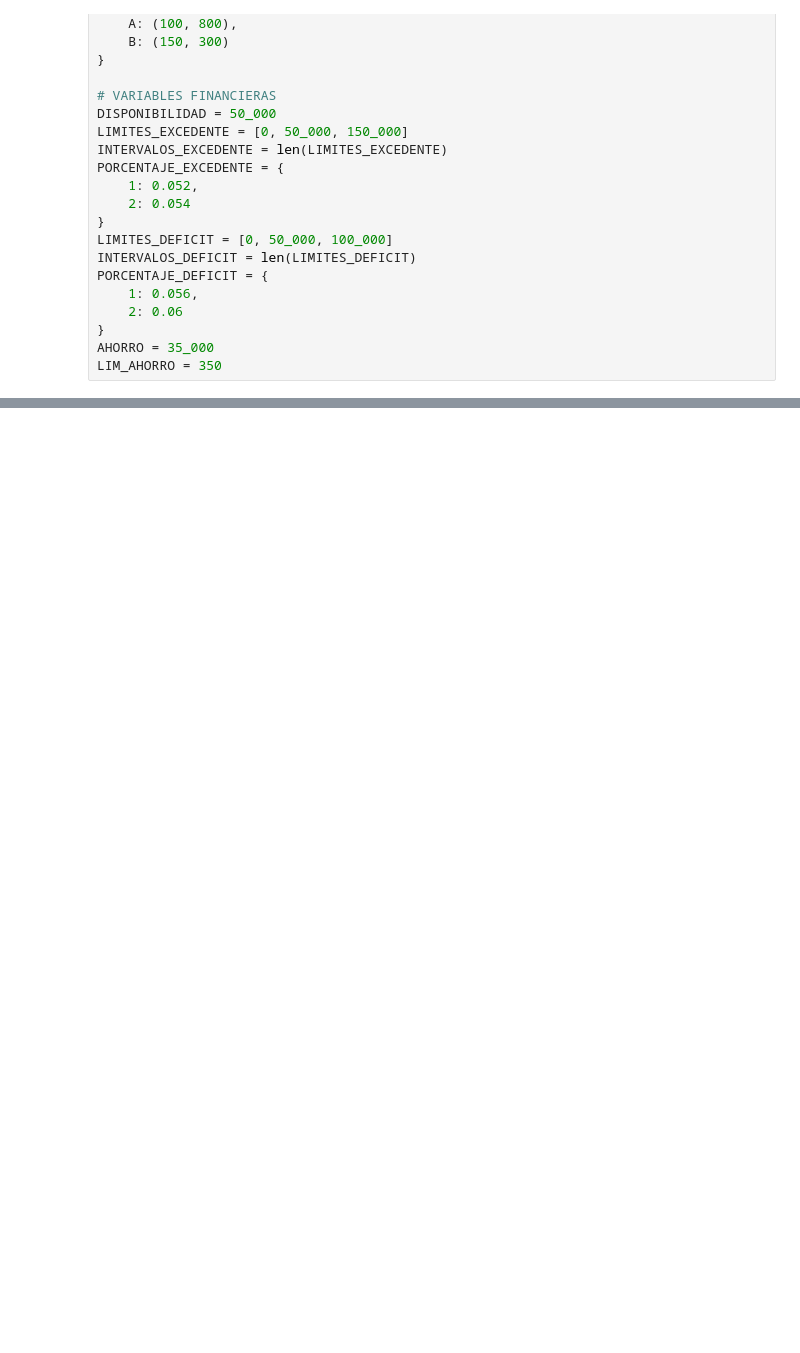
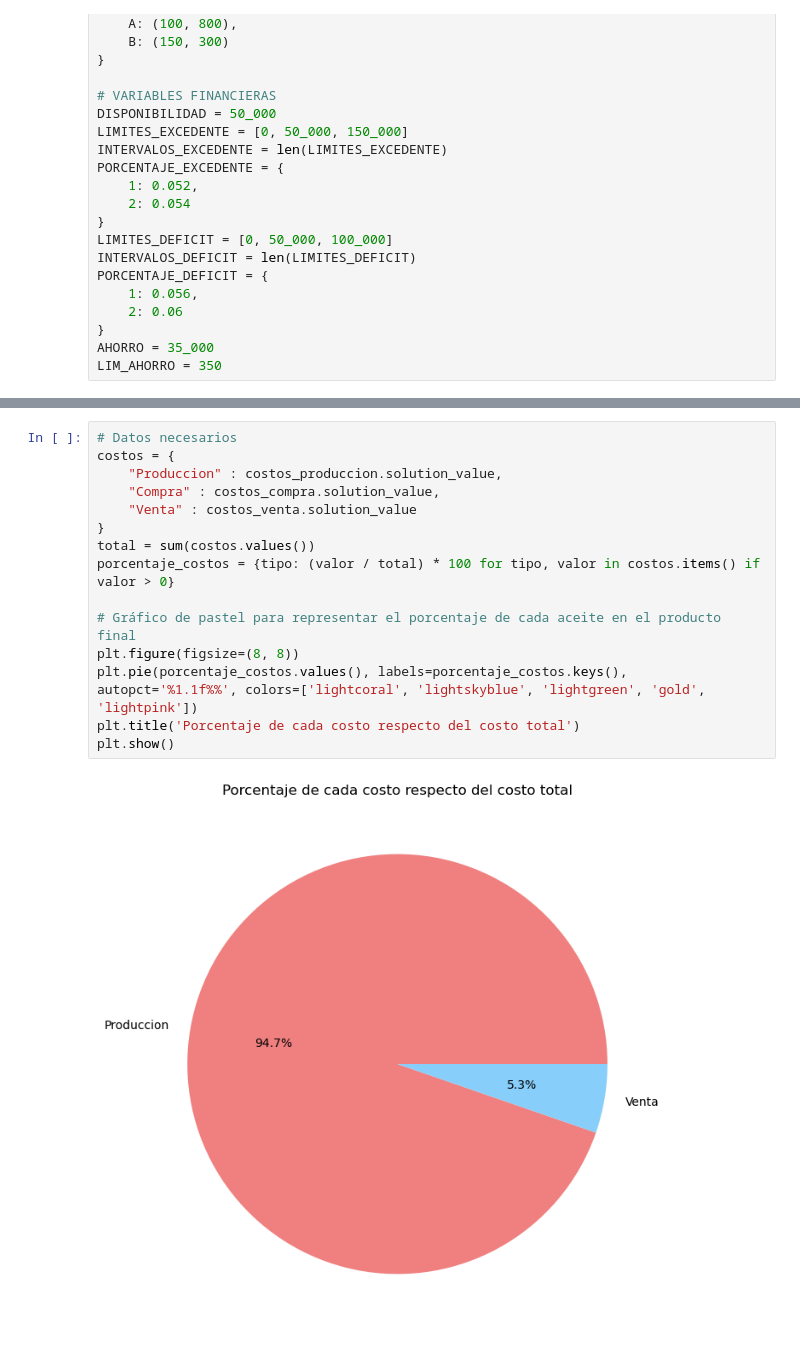
Before and after one commit to NJGodoy/MO1, a Jupyter notebook: Ejercicio_3_15/Ejercicio_3_15.ipynb, the cells around one changed output, grey strips where cells are left out. Cells and saved outputs as stored; diff of their text form; blank space fills up the shorter version.

```diff
--- a/Ejercicio_3_15/Ejercicio_3_15.ipynb
+++ b/Ejercicio_3_15/Ejercicio_3_15.ipynb
@@ -194,0 +258,17 @@ BENEFICIO:
+# %%
+# Datos necesarios
+costos = {
+    "Produccion" : costos_produccion.solution_value,
+    "Compra" : costos_compra.solution_value,
+    "Venta" : costos_venta.solution_value
+}
+total = sum(costos.values())
+porcentaje_costos = {tipo: (valor / total) * 100 for tipo, valor in costos.items() if valor > 0}
+
+# Gráfico de pastel para representar el porcentaje de cada aceite en el producto final
+plt.figure(figsize=(8, 8))
+plt.pie(porcentaje_costos.values(), labels=porcentaje_costos.keys(), autopct='%1.1f%%', colors=['lightcoral', 'lightskyblue', 'lightgreen', 'gold', 'lightpink'])
+plt.title('Porcentaje de cada costo respecto del costo total')
+plt.show()
+# %% [output]
+[figure, added]
```
Also changed, not shown: parts of 5 cells of this notebook.
